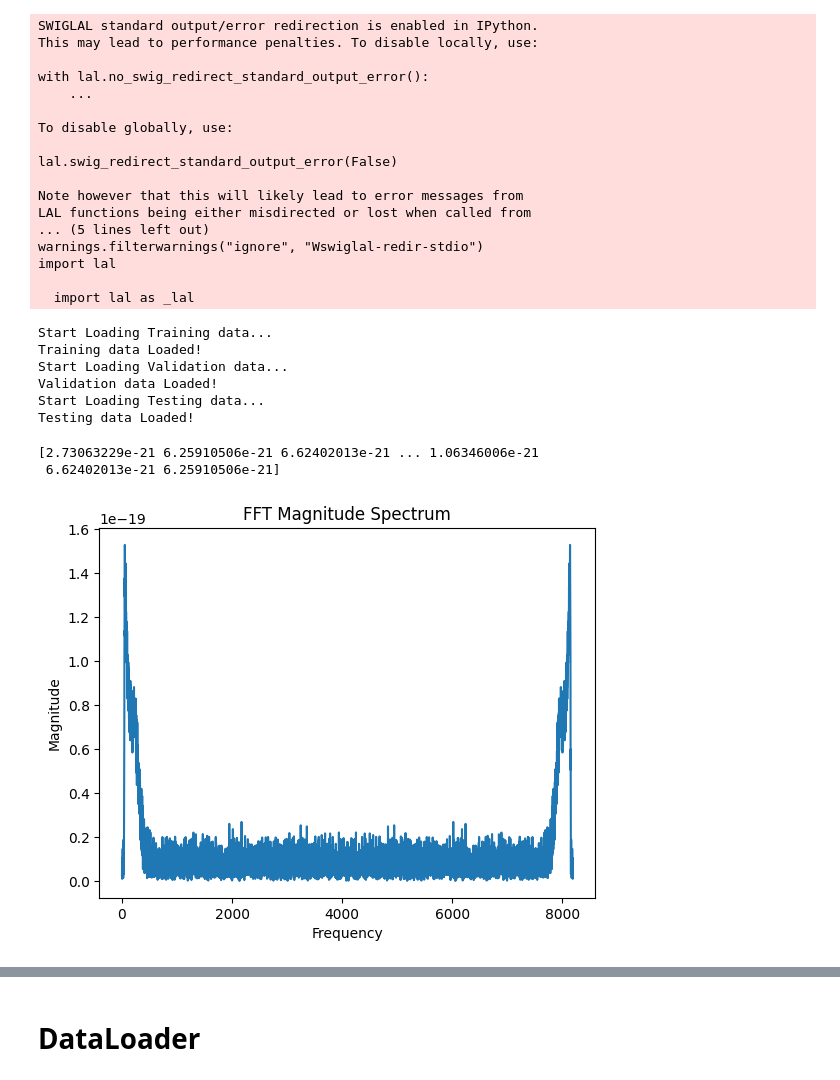
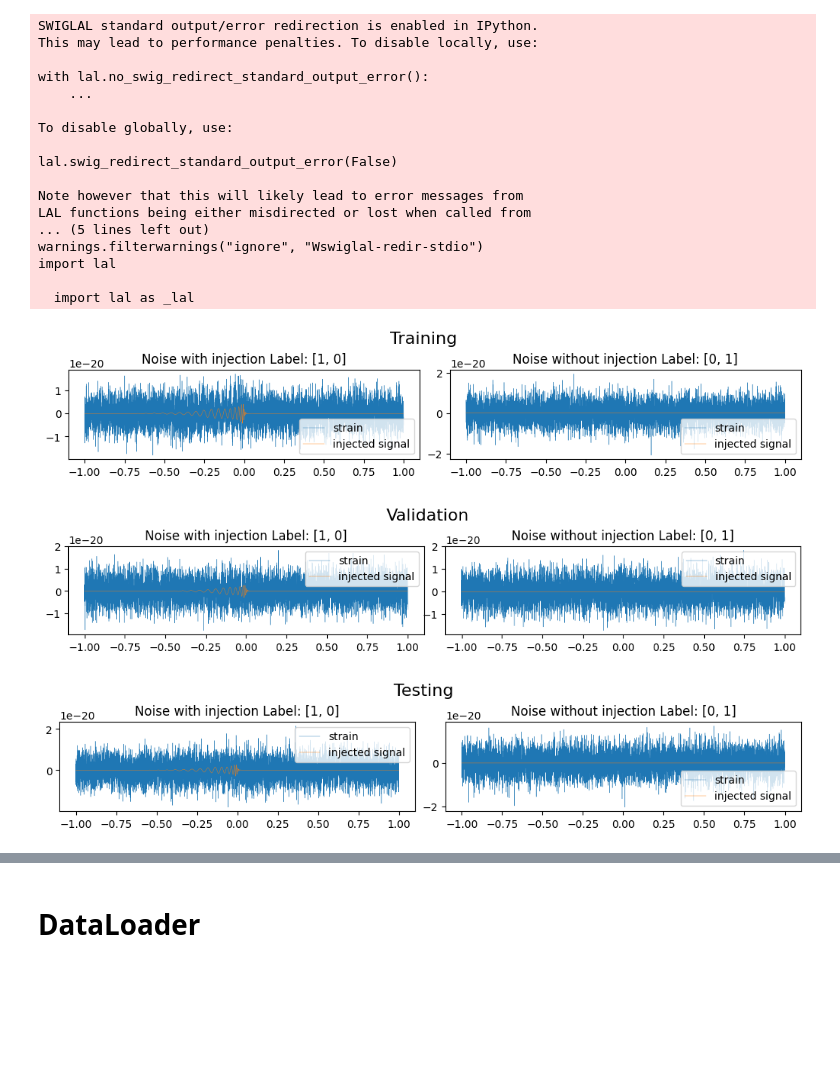
Before and after one commit to joyjoy120808/Distinguishing-gravitational-waves-amid-artificial-noise., a Jupyter notebook: 最終方案_whitenoise.ipynb, the cells around one changed output, grey strips where cells are left out. Drawn from its saved outputs; the diff is of its cells as text; code cells hidden in the pictures; blank space fills up the shorter version.

```diff
--- a/最終方案_whitenoise.ipynb
+++ b/最終方案_whitenoise.ipynb
@@ -59,7 +61,7 @@ import lal
 
   import lal as _lal
 # %%
-TRAIN_TOTAL, VALID_TOTAL, TEST_TOTAL = 5000, 1000, 1000
+TRAIN_TOTAL, VALID_TOTAL, TEST_TOTAL = 10000, 1000, 1000
 IFOS, KERNEL = 1, 8192
 
 DATA_BASE = '/content/drive/MyDrive/Wavedata/Data'
@@ -82,7 +84,7 @@ for idx, data_size in enumerate([TRAIN_TOTAL, VALID_TOTAL, TEST_TOTAL]):
     if Path(data_files[idx]).exists() == False:
 
         signals = np.zeros([int(data_size), KERNEL])
-        inputs = 1e-20*np.random.normal(0, 1, (data_size, 8192))
+        inputs = 1e-20*0.5*np.random.normal(0, 1, (data_size, 8192))
 
         parameters = {'mass1':[], 'mass2':[], 'distance':[]}
         for j in tqdm(range(int(data_size/2))):
@@ -130,52 +132,33 @@ for idx, data_size in enumerate([TRAIN_TOTAL, VALID_TOTAL, TEST_TOTAL]):
             g1.create_dataset('Target', data=target)
 
         with open(f'{DATA_BASE}/{data_set_name[idx]}-parameters.json', 'w') as fp:
             json.dump(parameters, fp)
 
         #Plots the data
         fig, ax = plt.subplots(nrows=1, ncols=2, figsize = (10, 2), constrained_layout=True)
         fig.suptitle(f'{data_set_name[idx]}', fontsize=16)
         ax[0].set_title('Noise with injection Label: [1, 0]')
         ax[0].plot(time, inputs[0], lw=0.3, label='strain')
         ax[0].plot(time, signals[0], lw=0.3, label='injected signal')
         ax[0].legend()
 
         ax[1].set_title('Noise without injection Label: [0, 1]')
         ax[1].plot(time, inputs[-1], lw=0.3, label='strain')
         ax[1].plot(time, signals[-1], lw=0.3, label='injected signal')
         ax[1].legend()
 
         plt.show()
         plt.close()
 
 
     else:
         with h5py.File(data_files[idx], 'r') as h1:
 
             print(f'Start Loading {data_set_name[idx]} data...')
             strains.append(h1['Input'][:])
             targets.append(h1['Target'][:])
             print(f'{data_set_name[idx]} data Loaded!')
 # %% [output]
-Start Loading Training data...
-Training data Loaded!
-Start Loading Validation data...
-Validation data Loaded!
-Start Loading Testing data...
-Testing data Loaded!
+[figure, added]
+[figure, added]
+[figure, added]
-# %%
-a=strains[0]
-b = np.fft.fft(a)
-c = np.mean(np.transpose(b),axis=1)
-d = np.abs(c)
-np.shape(d)
-print(d)
-plt.plot(d)
-plt.xlabel('Frequency')
-plt.ylabel('Magnitude')
-plt.title('FFT Magnitude Spectrum')
-plt.show()
-# %% [output]
-[2.73063229e-21 6.25910506e-21 6.62402013e-21 ... 1.06346006e-21
- 6.62402013e-21 6.25910506e-21]
-[figure, removed]
```
Also changed, not shown: parts of 11 cells of this notebook.
